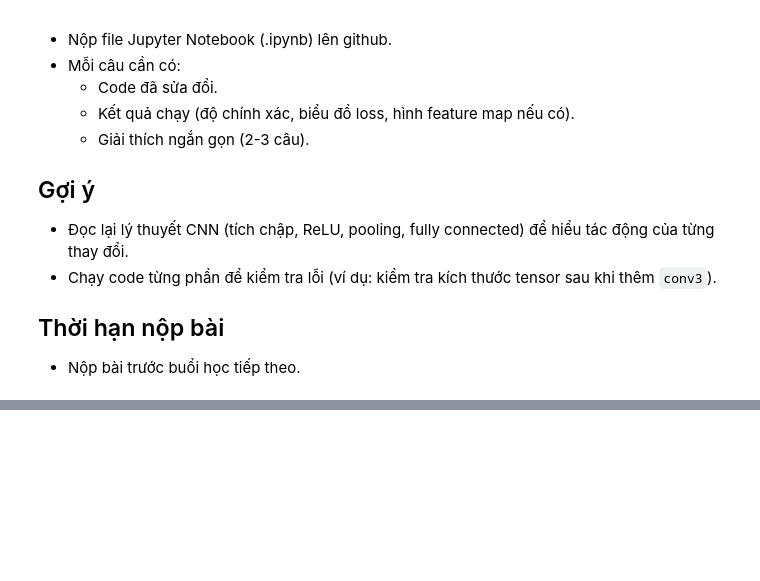
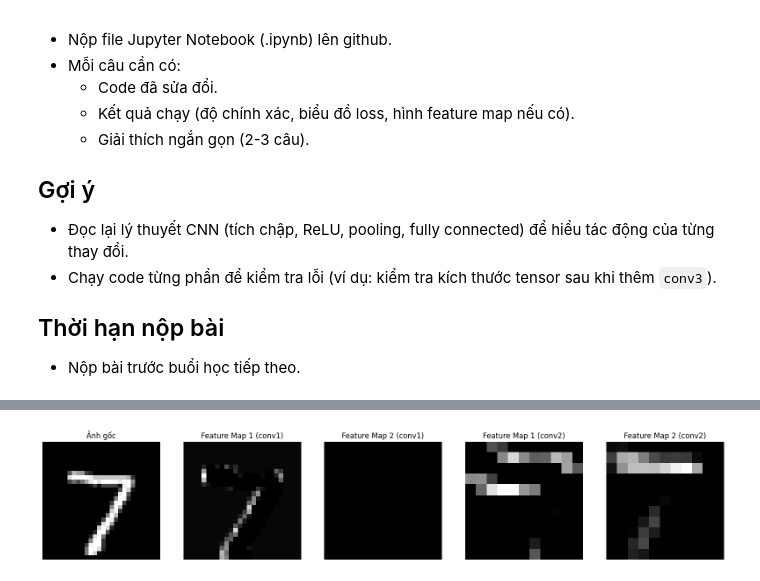
Before and after one commit to Bkhangnguyen/Thuc-Hanh-Tri-Tue-Nhan-Tao, a Jupyter notebook: LAB5/CNN-LAB.ipynb, the cells around one changed output, grey strips where cells are left out. Saved outputs shown, nothing was run; the diff lists cells and outputs as text; code cells hidden in the pictures; blank space fills up the shorter version.

```diff
--- a/LAB5/CNN-LAB.ipynb
+++ b/LAB5/CNN-LAB.ipynb
@@ -710,0 +952,42 @@ Dựa trên đoạn code CNN đã cung cấp (phân loại MNIST), hãy thực h
+# %%
+# --- Câu 4: Vẽ thêm feature map từ tầng conv2 ---
+import torch
+import torch.nn as nn
+import torch.optim as optim
+import torchvision
+import torchvision.transforms as transforms
+import matplotlib.pyplot as plt
+import numpy as np
+def visualize_feature_map_full(model):
+    model.eval()
+    images, _ = next(iter(test_loader))
+    img = images[0].unsqueeze(0).to(device)
+    conv1_output = torch.relu(model.conv1(img))
+    conv2_input = model.pool(conv1_output)
+    conv2_output = torch.relu(model.conv2(conv2_input))
+    plt.figure(figsize=(20, 4))
+    plt.subplot(1, 5, 1)
+    plt.title("Ảnh gốc")
+    plt.imshow(img.cpu().squeeze(), cmap='gray')
+    plt.axis('off')
+    plt.subplot(1, 5, 2)
+    plt.title("Feature Map 1 (conv1)")
+    plt.imshow(conv1_output[0, 0].cpu().detach().numpy(), cmap='gray')
+    plt.axis('off')
+    plt.subplot(1, 5, 3)
+    plt.title("Feature Map 2 (conv1)")
+    plt.imshow(conv1_output[0, 1].cpu().detach().numpy(), cmap='gray')
+    plt.axis('off')
+    plt.subplot(1, 5, 4)
+    plt.title("Feature Map 1 (conv2)")
+    plt.imshow(conv2_output[0, 0].cpu().detach().numpy(), cmap='gray')
+    plt.axis('off')
+    plt.subplot(1, 5, 5)
+    plt.title("Feature Map 2 (conv2)")
+    plt.imshow(conv2_output[0, 1].cpu().detach().numpy(), cmap='gray')
+    plt.axis('off')
+    plt.show()
+
+visualize_feature_map_full(model)
+# %% [output]
+[figure, added]
```
Also changed, not shown: parts of 8 cells of this notebook, 14 other files.
